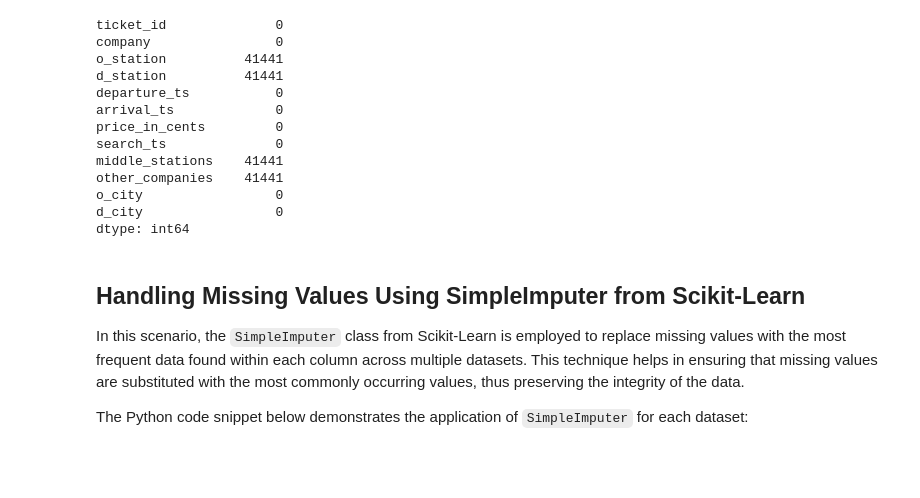
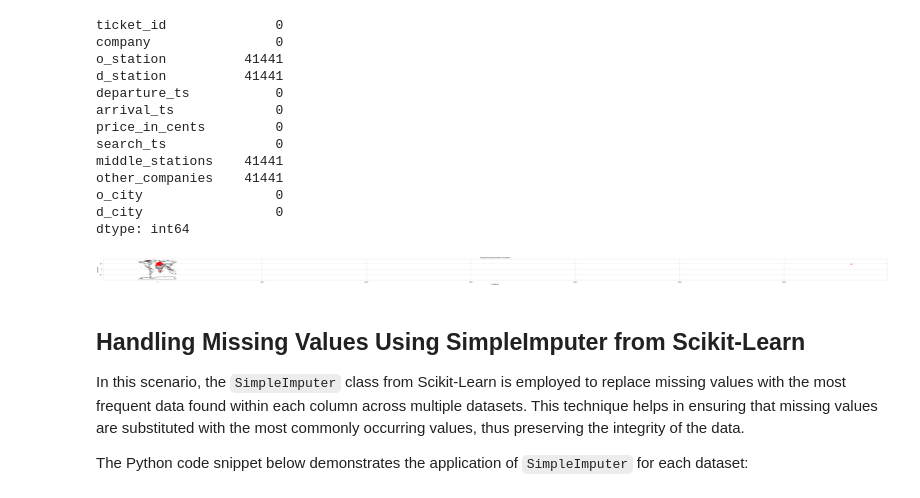
Before and after one commit to Amine5588/EDA_RandomForest, a Jupyter notebook: Test Technique.ipynb, the cells around one changed output. Drawn from its saved outputs; the diff is of its cells as text; code cells hidden in the pictures; blank space fills up the shorter version.

```diff
--- a/Test Technique.ipynb
+++ b/Test Technique.ipynb
@@ -250,6 +250,30 @@ other_companies    41441
 o_city                 0
 d_city                 0
 dtype: int64
+# %%
+import geopandas as gpd
+from shapely.geometry import Point
+
+stations_copy=stations.copy()
+cities_copy=cities.copy()
+# Merge stations data with city coordinates
+stations_with_coords = stations_copy.merge(cities_copy[['city_id', 'city_latitude', 'city_longitude']],
+                                      left_on='station_id', right_on='city_id')
+
+# Create a GeoDataFrame
+geometry = [Point(xy) for xy in zip(stations_with_coords['station_longitude'], stations_with_coords['station_latitude'])]
+geo_df = gpd.GeoDataFrame(stations_with_coords, crs="EPSG:4326", geometry=geometry)
+
+# Plotting geographical representation of stations
+world = gpd.read_file(gpd.datasets.get_path('naturalearth_lowres'))
+ax = world.plot(figsize=(100, 100), color='white', edgecolor='black')
+geo_df.plot(ax=ax, marker='o', color='red', markersize=50)
+plt.title('Geographical Representation of Stations')
+plt.xlabel('Longitude')
+plt.ylabel('Latitude')
+plt.show()
+# %% [output]
+[figure, added]
 # %% [markdown]
 ## Handling Missing Values Using SimpleImputer from Scikit-Learn
 
```
Also changed, not shown: parts of 53 cells of this notebook.
